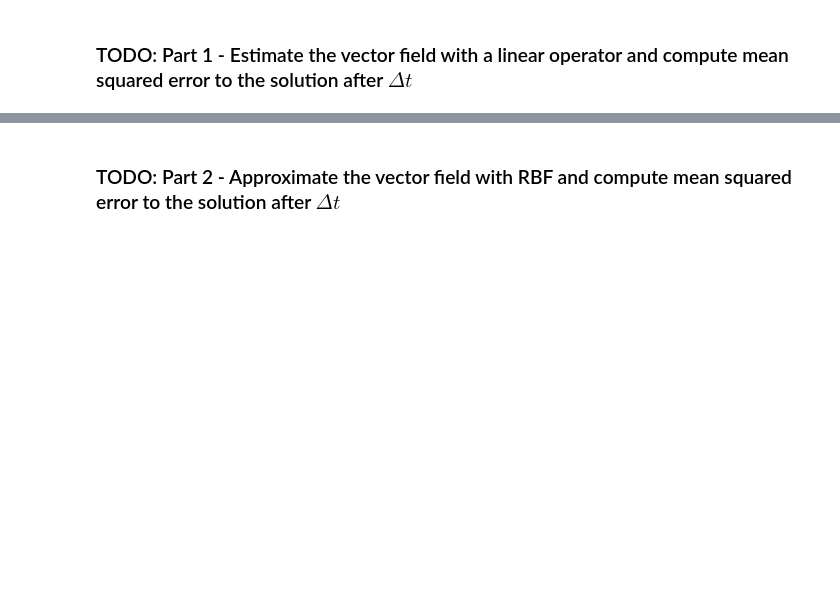
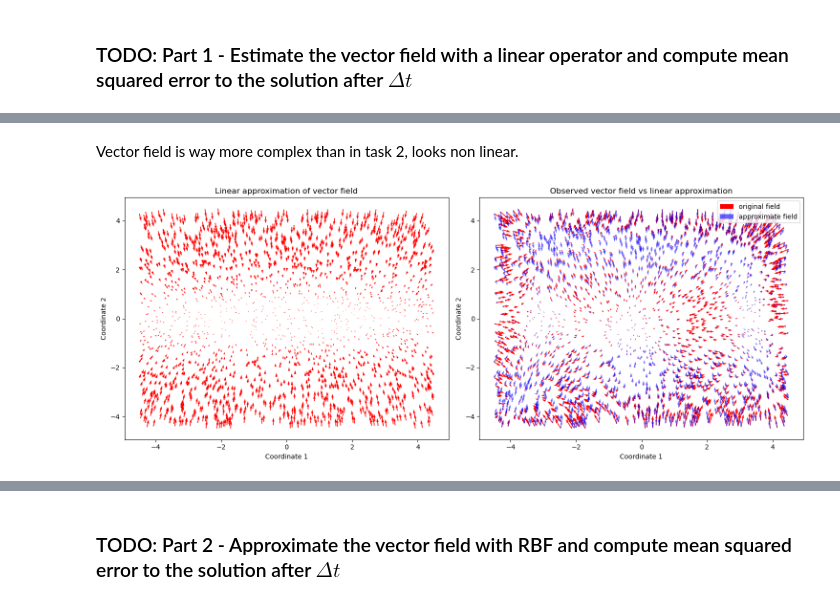
Before and after one commit to Augustin690/learning-dynamical-systems, a Jupyter notebook: src/part1/task3.ipynb, the cells around one changed output, grey strips where cells are left out. Cells and saved outputs as stored; diff of their text form; code cells hidden in the pictures; blank space fills up the shorter version.

```diff
--- a/src/part1/task3.ipynb
+++ b/src/part1/task3.ipynb
@@ -19,0 +40,22 @@ v = (x1-x0)/delta_T
+# %% [markdown]
+Vector field is way more complex than in task 2, looks non linear.
+# %%
+#A_estim = least_squares(x0,v)[0:2,0:2]
+#approx = x0@A_estim
+linear_approx_field = linear_fit_transform(x0,v)
+
+fig, ax = plt.subplots(1,2, figsize =(15,6))
+ax[0].quiver(x0[:,0], x0[:,1], linear_approx_field[:,0], linear_approx_field[:,1], color= 'r')
+ax[0].set_xlabel("Coordinate 1")
+ax[0].set_ylabel("Coordinate 2")
+ax[0].set_title("Linear approximation of vector field")
+ax[1].quiver(x0[:,0], x0[:,1], v[:,0], v[:,1], color= 'r', label= 'original field')
+ax[1].quiver(x0[:,0], x0[:,1], linear_approx_field[:,0], linear_approx_field[:,1], color= 'b', alpha= 0.6, label ='approximate field')
+ax[1].set_xlabel("Coordinate 1")
+ax[1].set_ylabel("Coordinate 2")
+ax[1].set_title("Observed vector field vs linear approximation")
+plt.tight_layout()
+plt.legend()
+plt.show()
+# %% [output]
+[figure, added]
```
Also changed, not shown: parts of 26 cells of this notebook, 2 other files.
